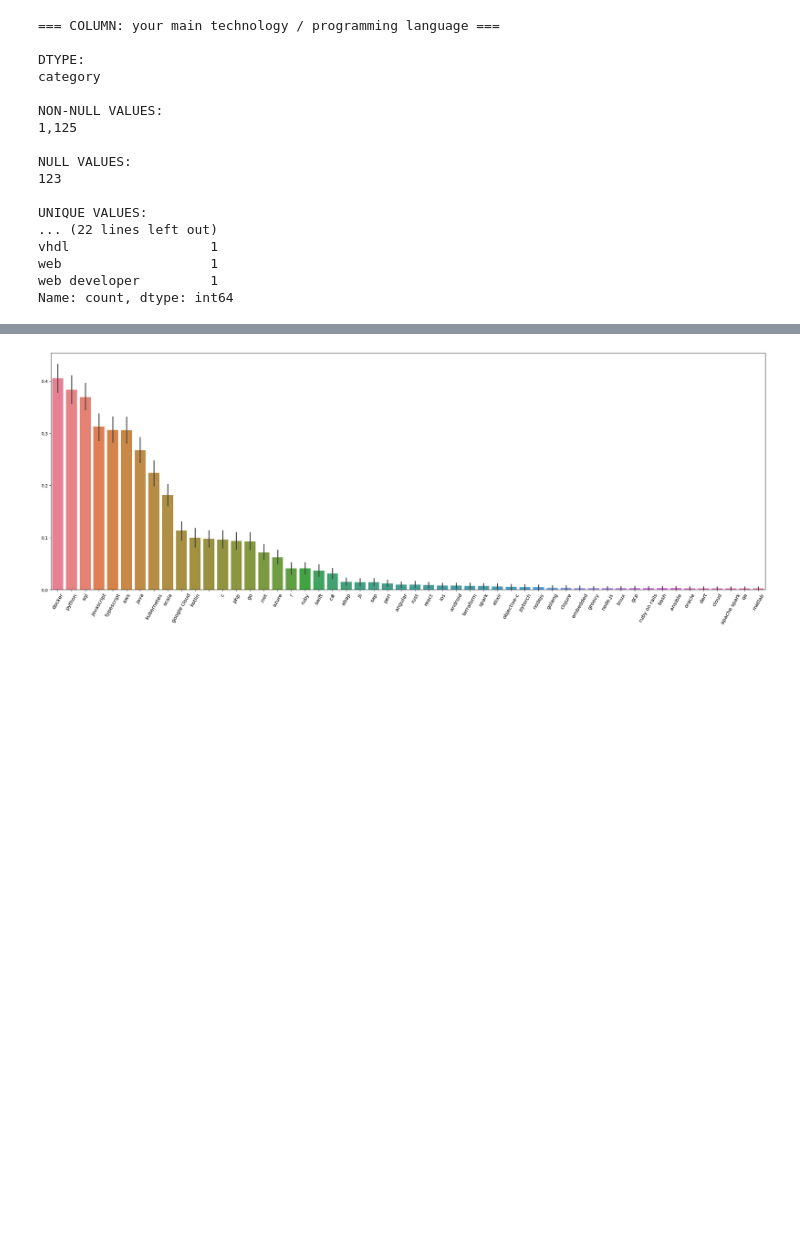
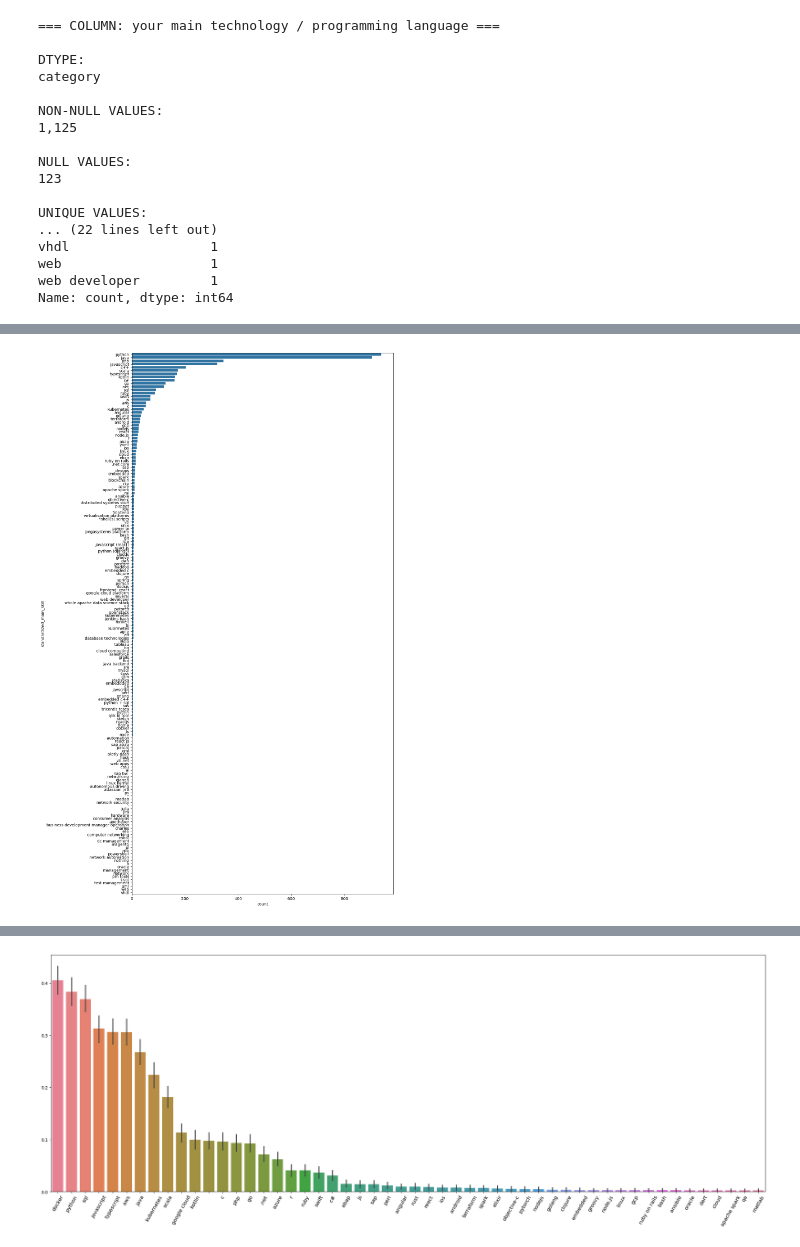
Before and after one commit to AkeemSemperDataScience/3950-assignment-2-mlsiebold, a Jupyter notebook: START_Asn_2.ipynb, the cells around one changed output, grey strips where cells are left out. Saved outputs shown, nothing was run; the diff lists cells and outputs as text; code cells hidden in the pictures; blank space fills up the shorter version.

Commit message:
skills stuff

```diff
--- a/START_Asn_2.ipynb
+++ b/START_Asn_2.ipynb
@@ -1473,0 +1585,9 @@ df_exploded['skills_lists'] = df_exploded['skills_lists'].map(skill_normalizatio
+# %%
+# Plot distribution
+
+order = df_exploded['standardized_main_skill'].dropna().value_counts().index
+
+plt.figure(figsize=(12, 25))
+sns.countplot(data=df_exploded['standardized_main_skill'].dropna(), order=order);
+# %% [output]
+[figure, added]
```
Also changed, not shown: parts of 30 cells of this notebook.
